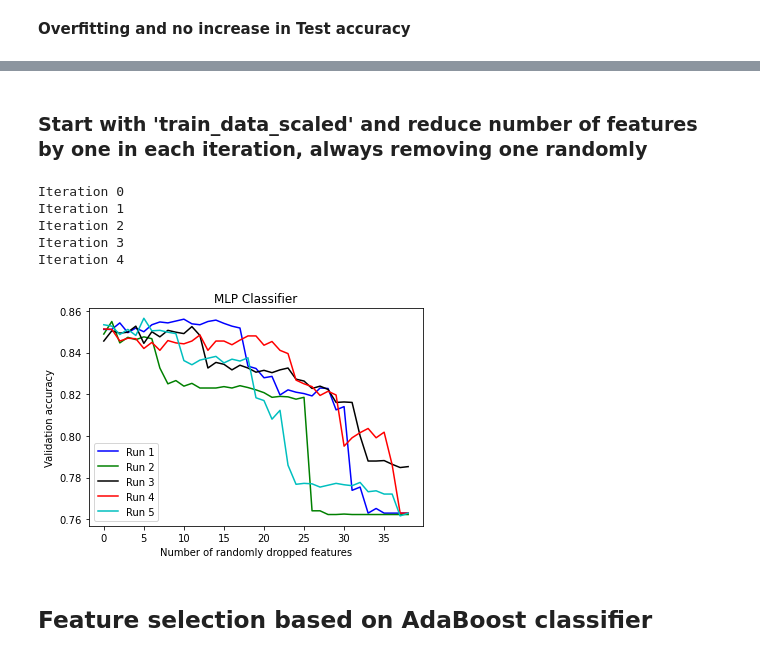
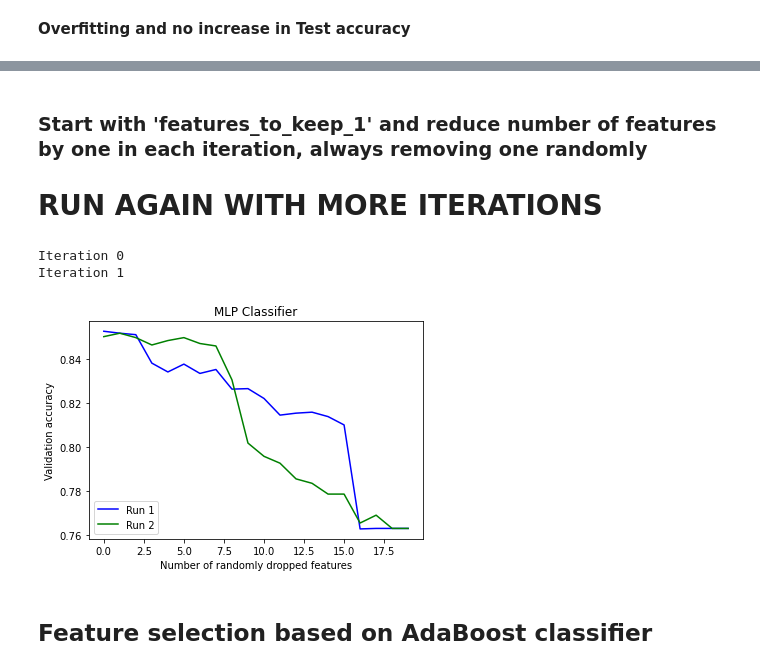
Before and after one commit to ph1001/Group-Project-Machine-Learning-Group-50, a Jupyter notebook: Notebooks/20201224_HV_PM.ipynb, the cells around one changed output, grey strips where cells are left out. Cells and saved outputs as stored; diff of their text form; code cells hidden in the pictures.

```diff
--- a/Notebooks/20201224_HV_PM.ipynb
+++ b/Notebooks/20201224_HV_PM.ipynb
@@ -1573,22 +1554,23 @@ if False:
 # %% [markdown]
-### Start with 'train_data_scaled' and reduce number of features by one in each iteration, always removing one randomly
+### Start with 'features_to_keep_1' and reduce number of features by one in each iteration, always removing one randomly
+
+# RUN AGAIN WITH MORE ITERATIONS
 # %%
-X = train_data_scaled.copy()
-y = train_target.copy()
+y = train_target
 
-acc_train_array_mlp = np.empty((0,39), dtype=float)
-acc_val_array_mlp = np.empty((0,39), dtype=float)
+acc_train_array_mlp = np.empty((0,20), dtype=float)
+acc_val_array_mlp = np.empty((0,20), dtype=float)
 
-for j in range(5):
+for j in range(2):
 
     print('Iteration',j)
 
-    X = train_data_scaled.copy()
+    X = train_data_scaled[features_to_keep_1]
 
     acc_train = []
     acc_val = []
 
-    for i in range(train_data_scaled.shape[1]):
+    for i in range(X.shape[1]):
         if i != 0:
             remove_ = random.choice(list(X))
             one_less_feat = listRemove(list(X), remove_)
@@ -1614,27 +1596,25 @@ for j in range(5):
 # %% [output]
 Iteration 0
 Iteration 1
-Iteration 2
-Iteration 3
-Iteration 4
 # %%
 fig=plt.figure()
 fig.show()
 ax=fig.add_subplot(111)
 
-ax.plot(acc_val_array[0],c='b',label='Run 1')
-ax.plot(acc_val_array[1],c='g',label='Run 2')
-ax.plot(acc_val_array[2],c='k',label='Run 3')
-ax.plot(acc_val_array[3],c='r',label='Run 4')
-ax.plot(acc_val_array[4],c='c',label='Run 5')
+ax.plot(acc_val_array_mlp[0],c='b',label='Run 1')
+ax.plot(acc_val_array_mlp[1],c='g',label='Run 2')
+if False:
+    ax.plot(acc_val_array_mlp[2],c='k',label='Run 3')
+    ax.plot(acc_val_array_mlp[3],c='r',label='Run 4')
+    ax.plot(acc_val_array_mlp[4],c='c',label='Run 5')
 
 plt.legend(loc=3)
 plt.title('MLP Classifier')
 plt.xlabel('Number of randomly dropped features')
 plt.ylabel('Validation accuracy')
 plt.draw()
 # %% [output]
-[figure, old version]
+[figure, new version]
 # %% [markdown]
 ## Feature selection based on AdaBoost classifier
 # %%
```
Also changed, not shown: parts of 56 cells of this notebook, 1 other file.
